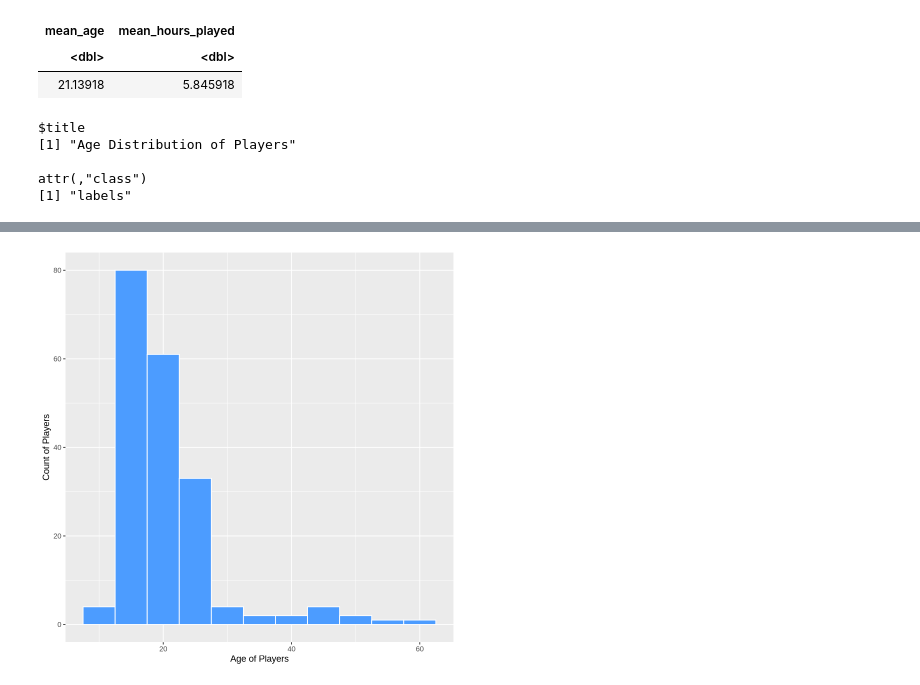
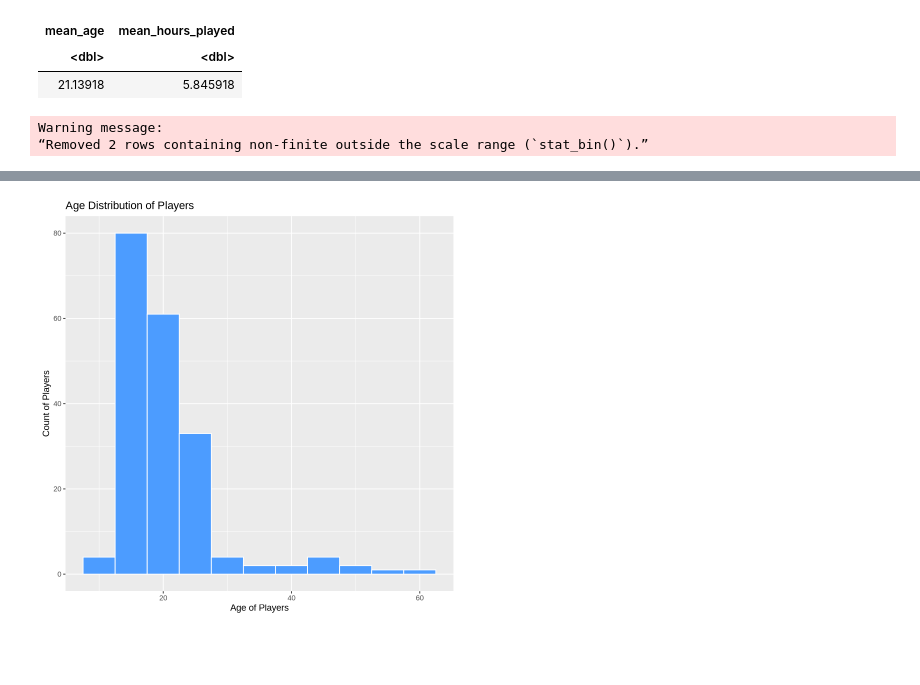
Before and after one commit to jaimeharrington/DSCI-Project-2025-Final, a Jupyter notebook: IndividualStage.ipynb, the cells around one changed output, grey strips where cells are left out. Saved outputs shown, nothing was run; the diff lists cells and outputs as text; code cells hidden in the pictures; blank space fills up the shorter version.

```diff
--- a/IndividualStage.ipynb
+++ b/IndividualStage.ipynb
@@ -130,14 +130,11 @@ A data.frame: 1 × 2
 age_histogram <- players |>
     ggplot(aes(x = Age)) +
     geom_histogram(binwidth = 5, fill = "#4c9cff", color = "white") +
-    labs(x = "Age of Players",
-     y = "Count of Players")
+    xlab("Age of Players") +
+    ylab("Count of Players") +
     ggtitle("Age Distribution of Players")
 
 age_histogram
 # %% [output]
-$title
-[1] "Age Distribution of Players"
-
-attr(,"class")
-[1] "labels"
+Warning message:
+“Removed 2 rows containing non-finite outside the scale range (`stat_bin()`).”
@@ -146 +141 @@ Warning message:
-[figure, old version]
+[figure, new version]
```
Also changed, not shown: parts of 4 cells of this notebook.
